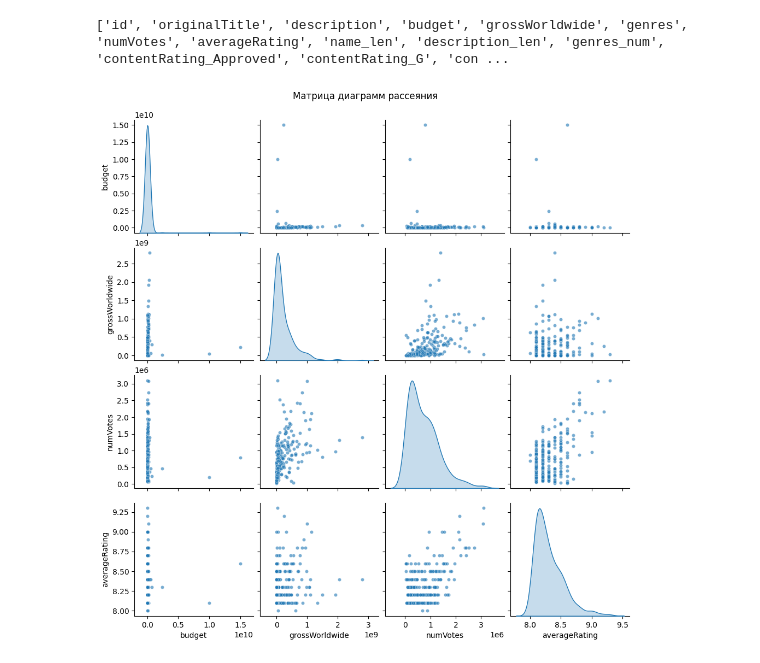
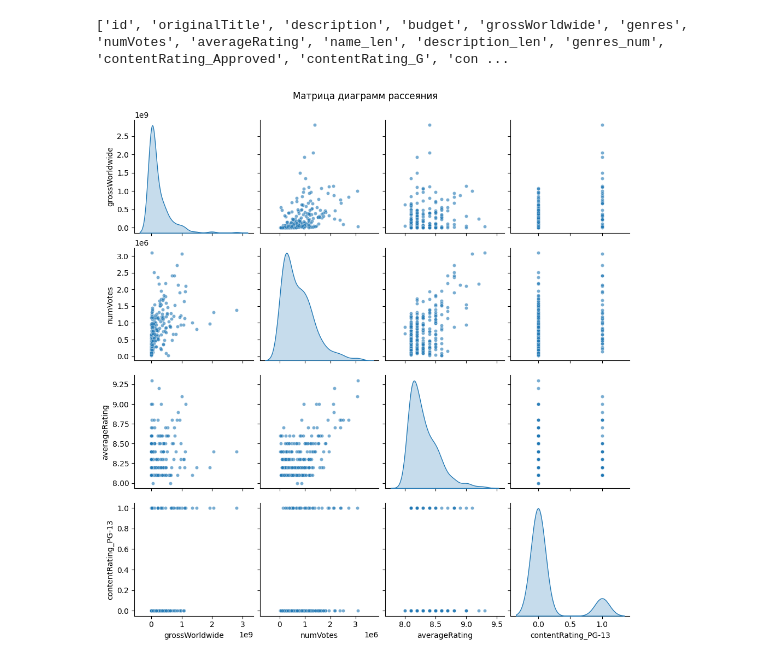
Before and after one commit to matv864/AI_work, a Jupyter notebook: machine/imdb/imdb.ipynb, the cells around one changed output. Saved outputs shown, nothing was run; the diff lists cells and outputs as text; code cells hidden in the pictures.

```diff
--- a/machine/imdb/imdb.ipynb
+++ b/machine/imdb/imdb.ipynb
@@ -108,15 +108,15 @@ print(df.columns.to_list())
 # %% [output]
 ['id', 'originalTitle', 'description', 'budget', 'grossWorldwide', 'genres', 'numVotes', 'averageRating', 'name_len', 'description_len', 'genres_num', 'contentRating_Approved', 'contentRating_G', 'con ...
 # %%
-key_features = ['budget', 'grossWorldwide', 'numVotes', 'averageRating']
+key_features = ['grossWorldwide', 'numVotes', 'averageRating', "contentRating_PG-13"]
 
 sns.pairplot(clear_df[key_features],
              diag_kind='kde',
              plot_kws={'alpha': 0.6, 's': 20},
              diag_kws={'fill': True})
 plt.suptitle('Матрица диаграмм рассеяния', y=1.02)
 plt.show()
 # %% [output]
-[figure, old version]
+[figure, new version]
 # %%
 df.to_csv(f"{MAIN_FOLDER}/data/t.csv", index=False)
```
Also changed, not shown: 4 other files.
